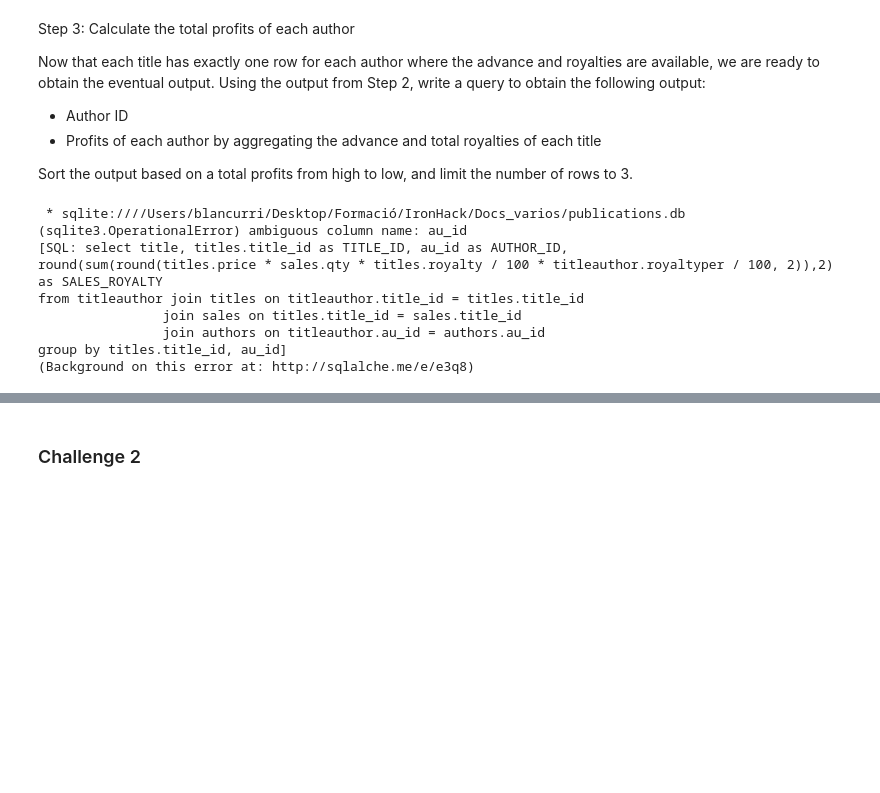
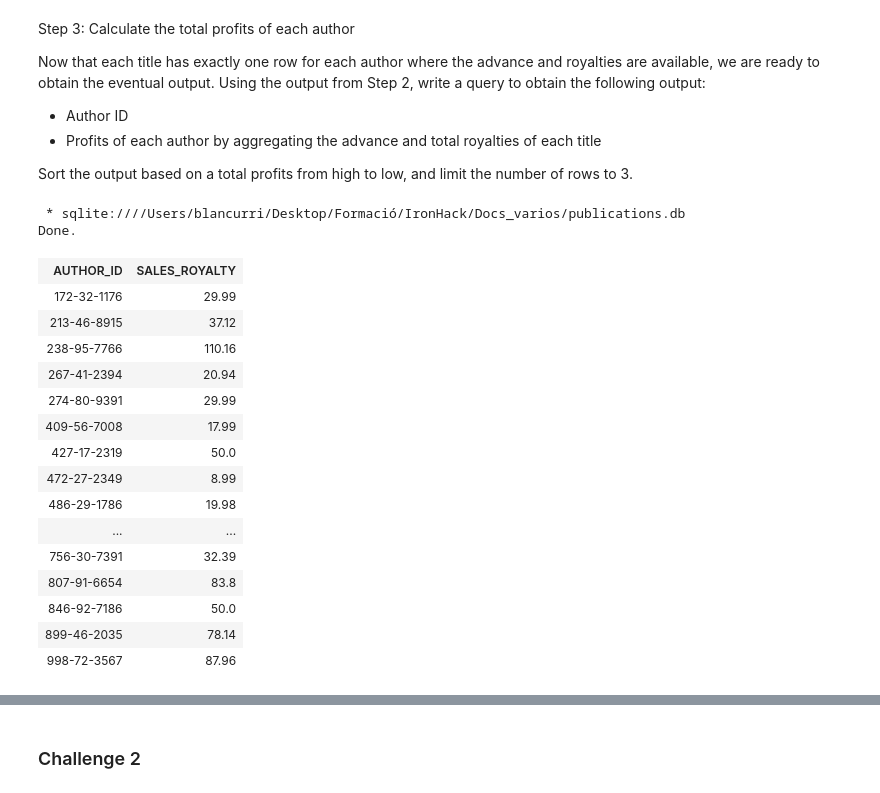
Before and after one commit to ironhack-bcn-data-june-2020/lab-advanced-sql, a Jupyter notebook: Lab 21 - Advanced SQL.ipynb, the cells around one changed output, grey strips where cells are left out. Cells and saved outputs as stored; diff of their text form; code cells hidden in the pictures; blank space fills up the shorter version.

```diff
--- a/Lab 21 - Advanced SQL.ipynb
+++ b/Lab 21 - Advanced SQL.ipynb
@@ -132,18 +136,25 @@ Sort the output based on a total profits from high to low, and limit the number
 # %%
 %%sql
-select title, titles.title_id as TITLE_ID, au_id as AUTHOR_ID,
-round(sum(round(titles.price * sales.qty * titles.royalty / 100 * titleauthor.royaltyper / 100, 2)),2) as SALES_ROYALTY
+select au_id as AUTHOR_ID, round(sum(round(titles.price * sales.qty * titles.royalty / 100 * titleauthor.royaltyper / 100, 2)),2) as SALES_ROYALTY
 from titleauthor join titles on titleauthor.title_id = titles.title_id
                 join sales on titles.title_id = sales.title_id
-                join authors on titleauthor.au_id = authors.au_id
-group by titles.title_id, au_id
+group by au_id
 # %% [output]
  * sqlite:////Users/blancurri/Desktop/Formació/IronHack/Docs_varios/publications.db
-(sqlite3.OperationalError) ambiguous column name: au_id
-[SQL: select title, titles.title_id as TITLE_ID, au_id as AUTHOR_ID,
-round(sum(round(titles.price * sales.qty * titles.royalty / 100 * titleauthor.royaltyper / 100, 2)),2) as SALES_ROYALTY
-from titleauthor join titles on titleauthor.title_id = titles.title_id
-                join sales on titles.title_id = sales.title_id
-                join authors on titleauthor.au_id = authors.au_id
-group by titles.title_id, au_id]
-(Background on this error at: http://sqlalche.me/e/e3q8)
+Done.
+| AUTHOR_ID | SALES_ROYALTY |
+| 172-32-1176 | 29.99 |
+| 213-46-8915 | 37.12 |
+| 238-95-7766 | 110.16 |
+| 267-41-2394 | 20.94 |
+| 274-80-9391 | 29.99 |
+| 409-56-7008 | 17.99 |
+| 427-17-2319 | 50.0 |
+| 472-27-2349 | 8.99 |
+| 486-29-1786 | 19.98 |
+| ... | ... |
+| 756-30-7391 | 32.39 |
+| 807-91-6654 | 83.8 |
+| 846-92-7186 | 50.0 |
+| 899-46-2035 | 78.14 |
+| 998-72-3567 | 87.96 |
```
Also changed, not shown: parts of 8 cells of this notebook.
